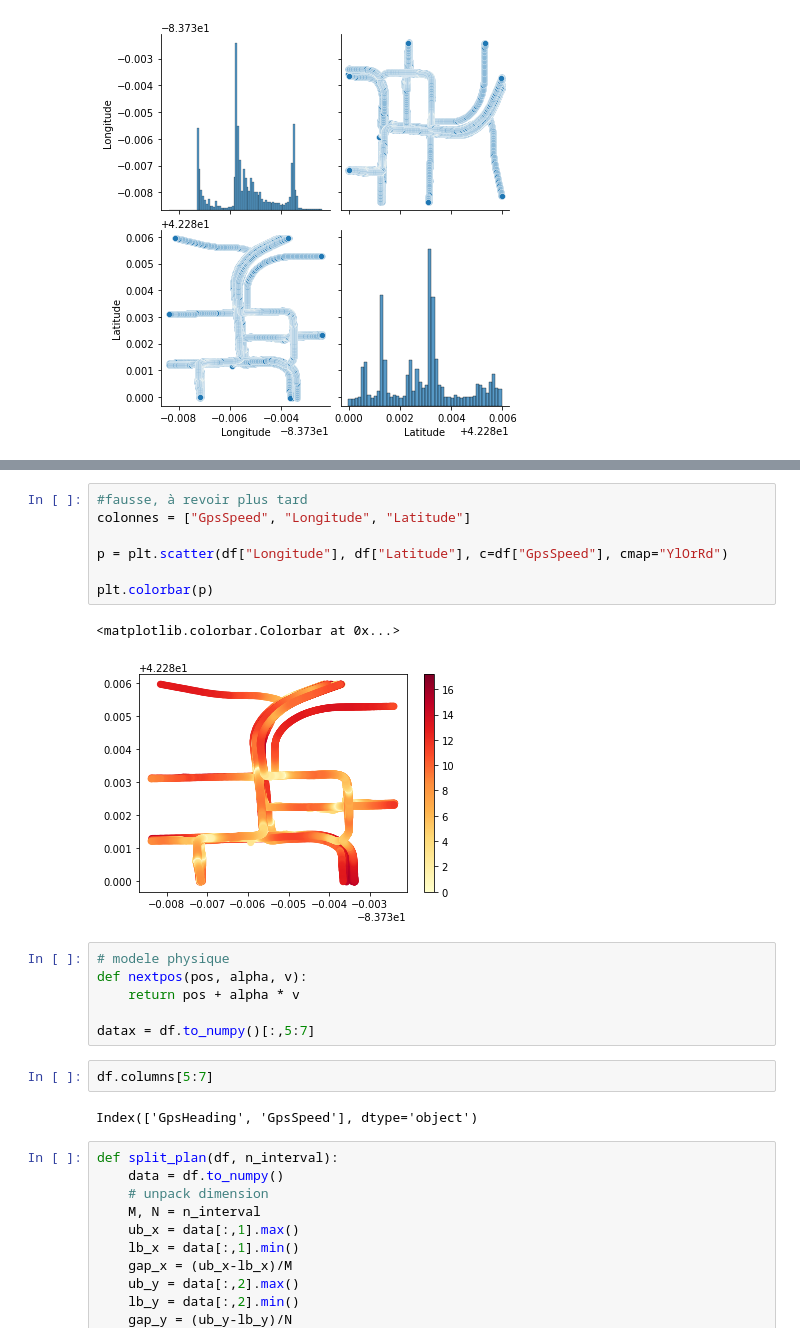
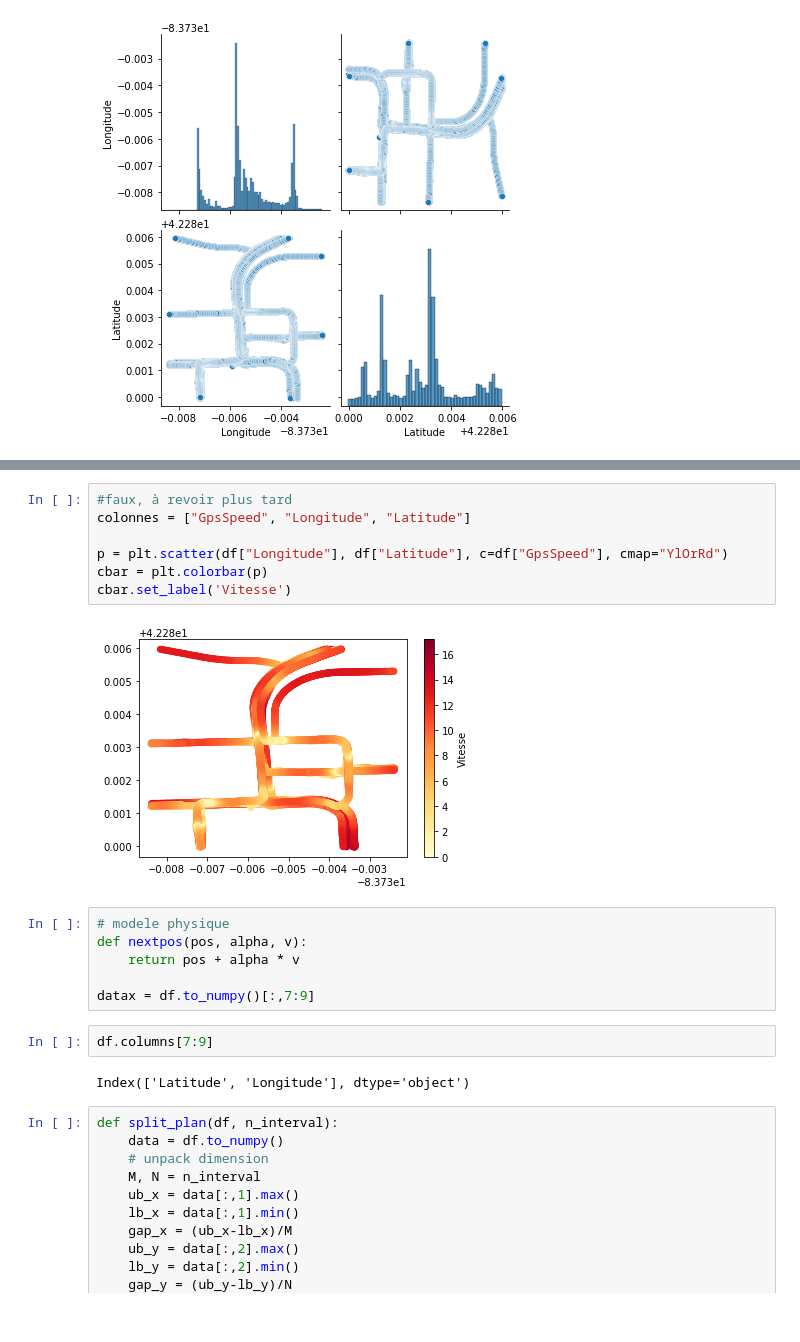
Before and after one commit to FZYUAN-1/pldac_interpolation, a Jupyter notebook: PLDAC PROJET GPS.ipynb, the cells around one changed output, grey strips where cells are left out. Drawn from its saved outputs; the diff is of its cells as text.

```diff
--- a/PLDAC PROJET GPS.ipynb
+++ b/PLDAC PROJET GPS.ipynb
@@ -171,23 +202,22 @@ sns.histplot(df.loc[df["GpsSpeed"]>0.05, "GpsSpeed"], kde=True, ax=ax[1])
 # %%
-#fausse, à revoir plus tard
+#faux, à revoir plus tard
 colonnes = ["GpsSpeed", "Longitude", "Latitude"]
 
 p = plt.scatter(df["Longitude"], df["Latitude"], c=df["GpsSpeed"], cmap="YlOrRd")
-
-plt.colorbar(p)
+cbar = plt.colorbar(p)
+cbar.set_label('Vitesse')
 # %% [output]
-<matplotlib.colorbar.Colorbar at 0x...>
-[figure, old version]
+[figure, new version]
 # %%
 # modele physique
 def nextpos(pos, alpha, v):
     return pos + alpha * v
 
-datax = df.to_numpy()[:,5:7]
+datax = df.to_numpy()[:,7:9]
 # %%
-df.columns[5:7]
+df.columns[7:9]
 # %% [output]
-Index(['GpsHeading', 'GpsSpeed'], dtype='object')
+Index(['Latitude', 'Longitude'], dtype='object')
 # %%
 def split_plan(df, n_interval):
     data = df.to_numpy()
```
Also changed, not shown: parts of 3 cells of this notebook.
